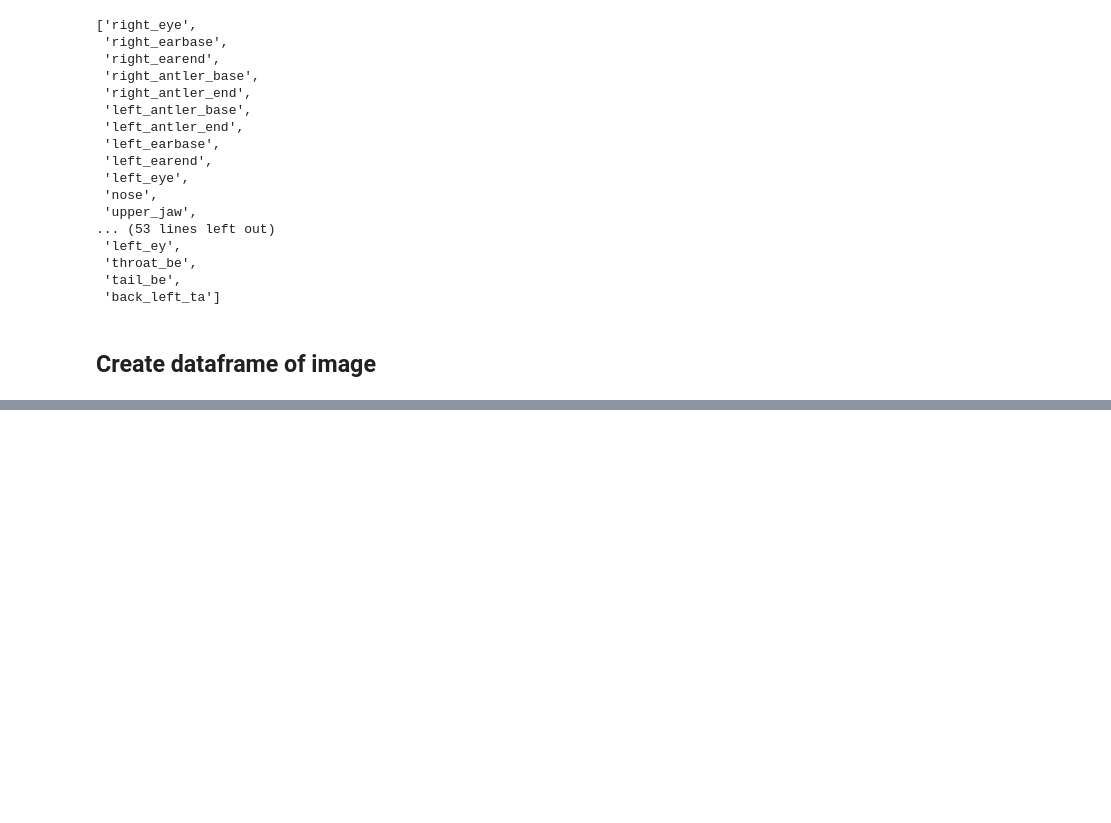
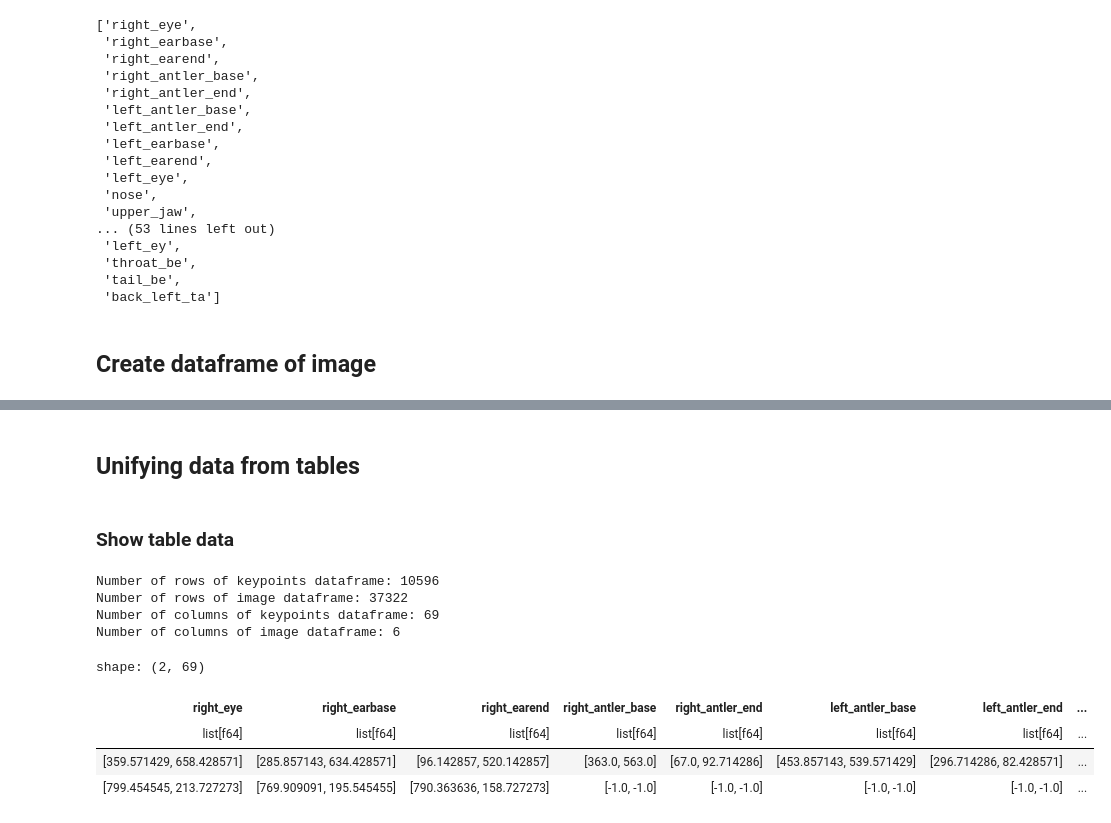
Before and after one commit to RadimKozl/Datasets, a Jupyter notebook: awa2-dataset-analysis.ipynb, the cells around one changed output, grey strips where cells are left out. Drawn from its saved outputs; the diff is of its cells as text; code cells hidden in the pictures; blank space fills up the shorter version.

```diff
--- a/awa2-dataset-analysis.ipynb
+++ b/awa2-dataset-analysis.ipynb
@@ -333,0 +356,23 @@ columns_images_df
+# %% [markdown]
+## **Unifying data from tables**
+# %% [markdown]
+### **Show table data**
+# %%
+print('Number of rows of keypoints dataframe:', df_polars_keypoints_data.shape[0])
+print('Number of rows of image dataframe:', df_polars_images_data.shape[0])
+
+print('Number of columns of keypoints dataframe:', df_polars_keypoints_data.shape[1])
+print('Number of columns of image dataframe:', df_polars_images_data.shape[1])
+# %% [output]
+Number of rows of keypoints dataframe: 10596
+Number of rows of image dataframe: 37322
+Number of columns of keypoints dataframe: 69
+Number of columns of image dataframe: 6
+# %%
+df_polars_keypoints_data.head(2)
+# %% [output]
+shape: (2, 69)
+| right_eye | right_earbase | right_earend | right_antler_base | right_antler_end | left_antler_base | left_antler_end | ... |
+| list[f64] | list[f64] | list[f64] | list[f64] | list[f64] | list[f64] | list[f64] | ... |
+| [359.571429, 658.428571] | [285.857143, 634.428571] | [96.142857, 520.142857] | [363.0, 563.0] | [67.0, 92.714286] | [453.857143, 539.571429] | [296.714286, 82.428571] | ... |
+| [799.454545, 213.727273] | [769.909091, 195.545455] | [790.363636, 158.727273] | [-1.0, -1.0] | [-1.0, -1.0] | [-1.0, -1.0] | [-1.0, -1.0] | ... |
```
Also changed, not shown: parts of 17 cells of this notebook.
